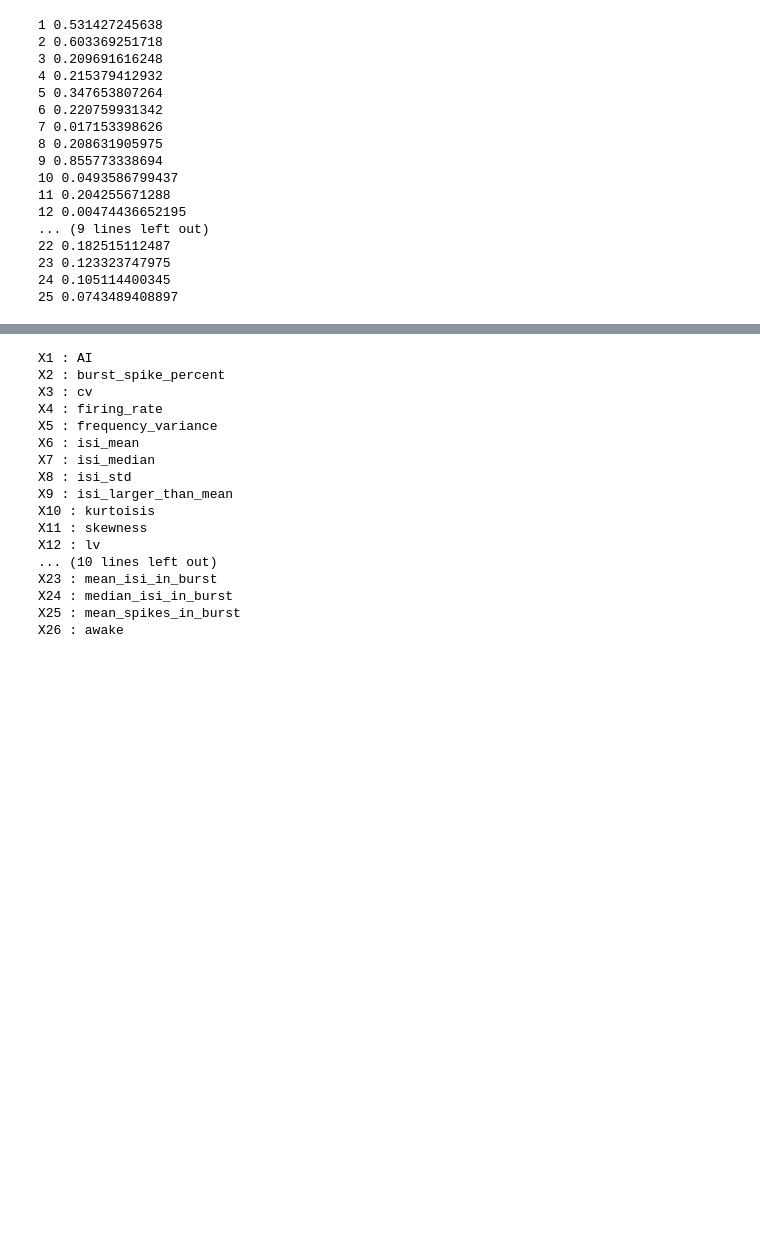
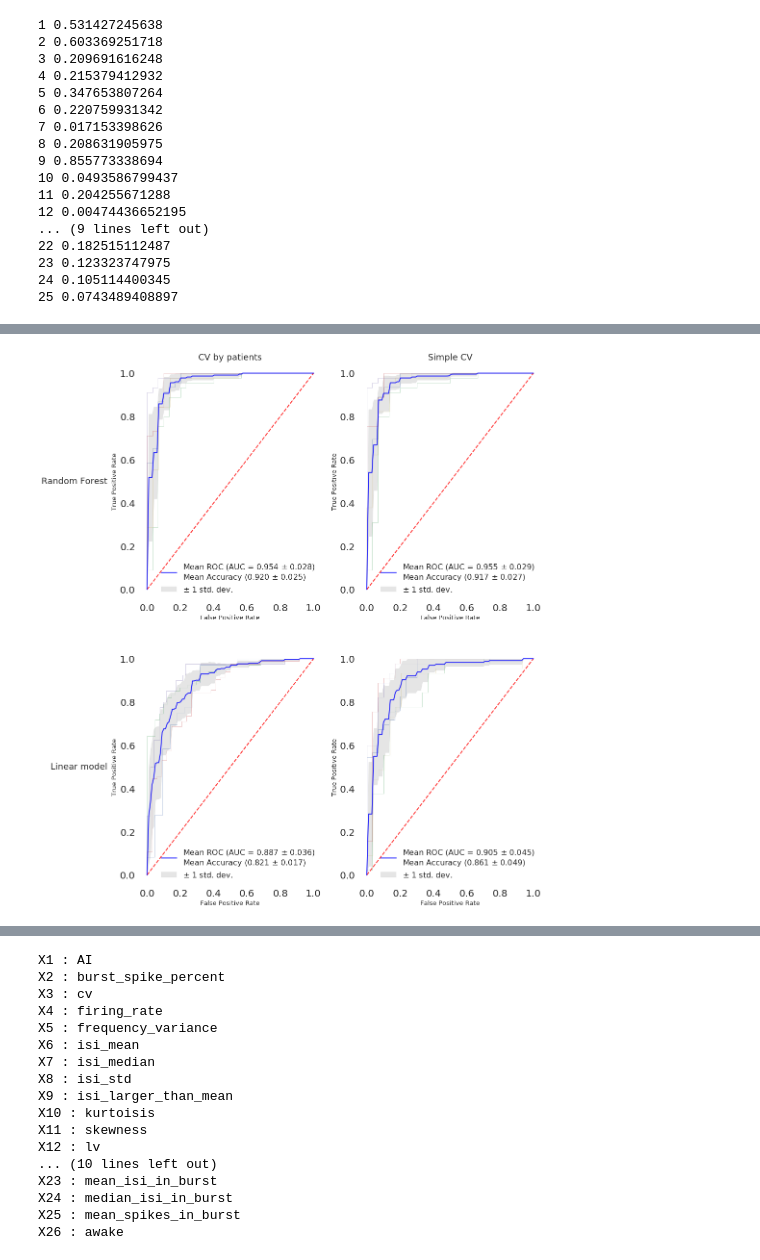
Before and after one commit to Vlad0922/neurophysiology, a Jupyter notebook: awake_vs_anesthesia/awake_vs_anesthesia.ipynb, the cells around one changed output, grey strips where cells are left out. Cells and saved outputs as stored; diff of their text form; code cells hidden in the pictures; blank space fills up the shorter version.

```diff
--- a/awake_vs_anesthesia/awake_vs_anesthesia.ipynb
+++ b/awake_vs_anesthesia/awake_vs_anesthesia.ipynb
@@ -576,25 +502,22 @@ KeyboardInterrupt:
 # %%
 fig, ((ax1, ax2), (ax3, ax4)) = plt.subplots(nrows=2, ncols=2, figsize=(15,20))
 
-st_acc, st_auc = patient_cv(X, y, patients, 'rf', best_params_pat, ax=ax1)
-burst_acc, burst_auc = simple_cv(X, y, patients, 'rf', best_params_simple, ax=ax2)
+st_acc, st_auc = score_with_cv(X, y, patients, 'rf', best_params_pat, ax=ax1)
+burst_acc, burst_auc = score_with_cv(X, y, patients, 'rf', best_params_simple, ax=ax2)
 
-# ax1.set_title('accuracy={}'.format(round(st_acc, 3)))
-# ax2.set_title('accuracy={}'.format(round(burst_acc, 3)))
+acc, auc_score = score_with_cv(X, y, patients, 'linear',  None, cv_type='patient', ax=ax3)
 
-acc, auc_score = patient_cv(X, y, patients, 'linear', None, ax=ax3)
-# ax3.set_title('accuracy={}'.format(round(acc, 3)))
-
-acc, auc_score = simple_cv(X, y, patients, 'linear', None, ax=ax4)
-# ax4.set_title('accuracy={}'.format(round(acc, 3)))
+acc, auc_score = score_with_cv(X, y, patients, 'linear',  None, cv_type='simple', ax=ax4)
 
 pad = 5
 for ax, col in zip([ax1, ax2], ('CV by patients', 'Simple CV')):
     ax.annotate(col, xy=(0.5, 1), xytext=(0, pad),
             xycoords='axes fraction', textcoords='offset points',
             size=18, ha='center', va='baseline')
 
 for ax, row in zip([ax1, ax3], ('Random Forest', 'Linear model')):
     ax.annotate(row, xy=(0, 0.5), xytext=(-ax.yaxis.labelpad - pad, 0),
             xycoords=ax.yaxis.label, textcoords='offset points',
             size=18, ha='right', va='center')
+# %% [output]
+[figure, added]
```
Also changed, not shown: parts of 23 cells of this notebook.
